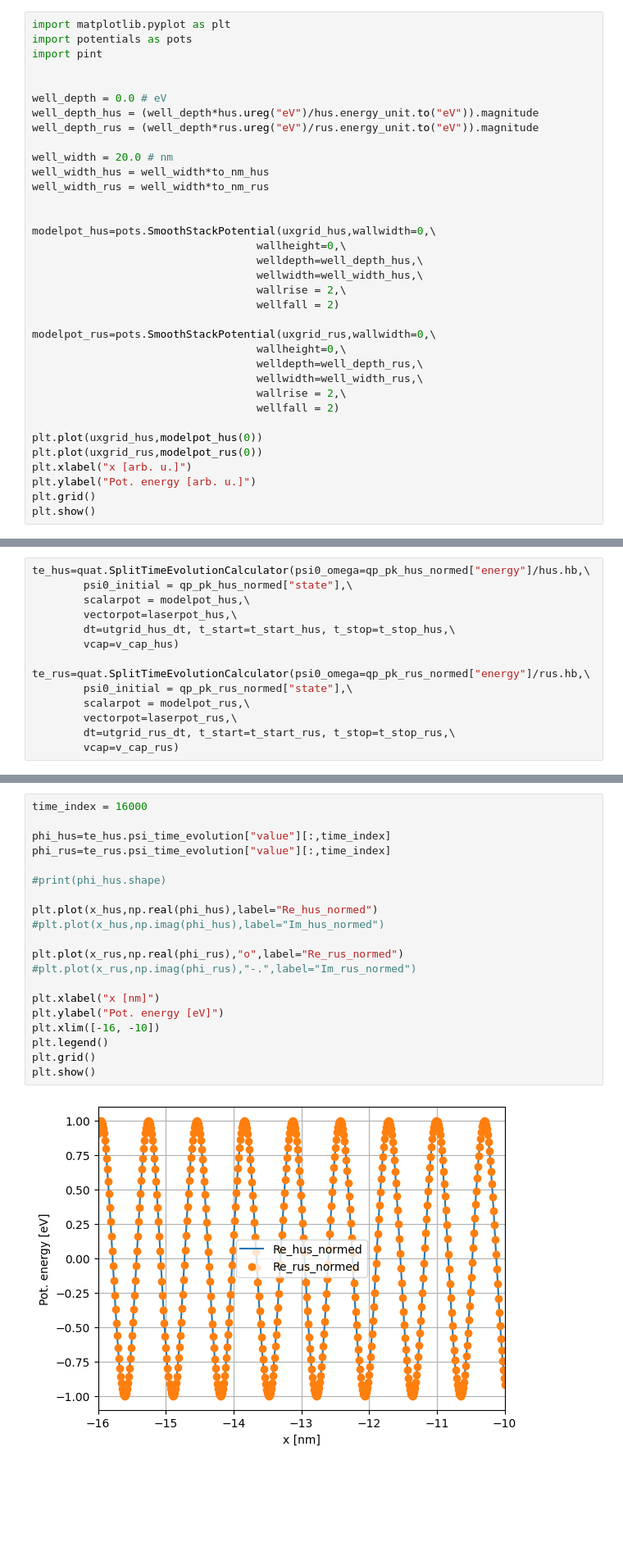
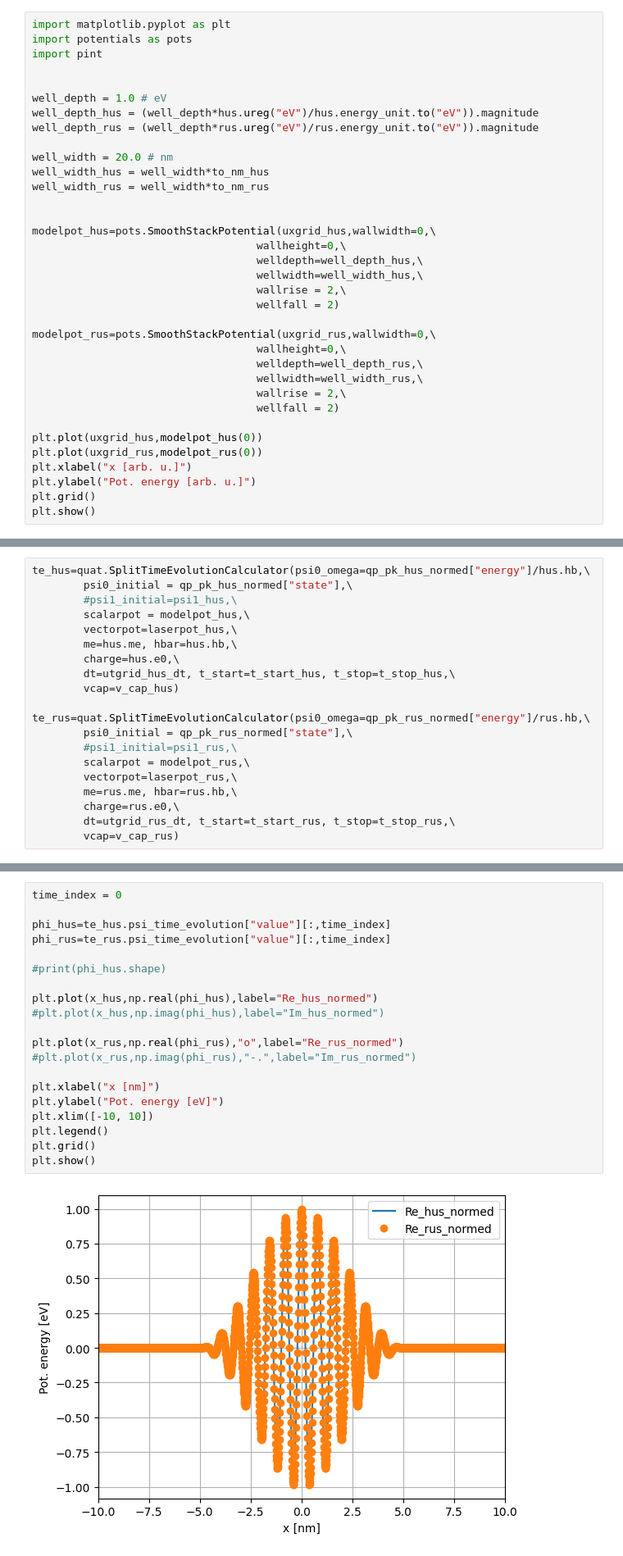
Before and after one commit to magashegyi/testrepo, a Jupyter notebook: test_atomic_units.ipynb, the cells around one changed output, grey strips where cells are left out. Shown at 82% size. Saved outputs shown, nothing was run; the diff lists cells and outputs as text; blank space fills up the shorter version.

Commit message:
Rescaled atomic units are OK. Dynamic compared and tested and seems ok as well.

```diff
--- a/test_atomic_units.ipynb
+++ b/test_atomic_units.ipynb
@@ -210,7 +210,7 @@ import potentials as pots
 import pint
 
 
-well_depth = 0.0 # eV
+well_depth = 1.0 # eV
 well_depth_hus = (well_depth*hus.ureg("eV")/hus.energy_unit.to("eV")).magnitude
 well_depth_rus = (well_depth*rus.ureg("eV")/rus.energy_unit.to("eV")).magnitude
 
@@ -638,14 +750,20 @@ print(rus.hb)
 # %%
 te_hus=quat.SplitTimeEvolutionCalculator(psi0_omega=qp_pk_hus_normed["energy"]/hus.hb,\
         psi0_initial = qp_pk_hus_normed["state"],\
+        #psi1_initial=psi1_hus,\
         scalarpot = modelpot_hus,\
         vectorpot=laserpot_hus,\
+        me=hus.me, hbar=hus.hb,\
+        charge=hus.e0,\
         dt=utgrid_hus_dt, t_start=t_start_hus, t_stop=t_stop_hus,\
         vcap=v_cap_hus)
 
 te_rus=quat.SplitTimeEvolutionCalculator(psi0_omega=qp_pk_rus_normed["energy"]/rus.hb,\
         psi0_initial = qp_pk_rus_normed["state"],\
+        #psi1_initial=psi1_rus,\
         scalarpot = modelpot_rus,\
         vectorpot=laserpot_rus,\
+        me=rus.me, hbar=rus.hb,\
+        charge=rus.e0,\
         dt=utgrid_rus_dt, t_start=t_start_rus, t_stop=t_stop_rus,\
         vcap=v_cap_rus)
@@ -791,25 +921,25 @@ plt.show()
 # %%
-time_index = 16000
+time_index = 0
 
 phi_hus=te_hus.psi_time_evolution["value"][:,time_index]
 phi_rus=te_rus.psi_time_evolution["value"][:,time_index]
 
 #print(phi_hus.shape)
 
 plt.plot(x_hus,np.real(phi_hus),label="Re_hus_normed")
 #plt.plot(x_hus,np.imag(phi_hus),label="Im_hus_normed")
 
 plt.plot(x_rus,np.real(phi_rus),"o",label="Re_rus_normed")
 #plt.plot(x_rus,np.imag(phi_rus),"-.",label="Im_rus_normed")
 
 plt.xlabel("x [nm]")
 plt.ylabel("Pot. energy [eV]")
-plt.xlim([-16, -10])
+plt.xlim([-10, 10])
 plt.legend()
 plt.grid()
 plt.show()
 # %% [output]
-[figure, old version]
+[figure, new version]
 # %% [markdown]
 # Make better fitting for $A_i$,$A_r$,$A_t$,T,R parameters
 # %%
```
Also changed, not shown: parts of 29 cells of this notebook, 3 other files.
